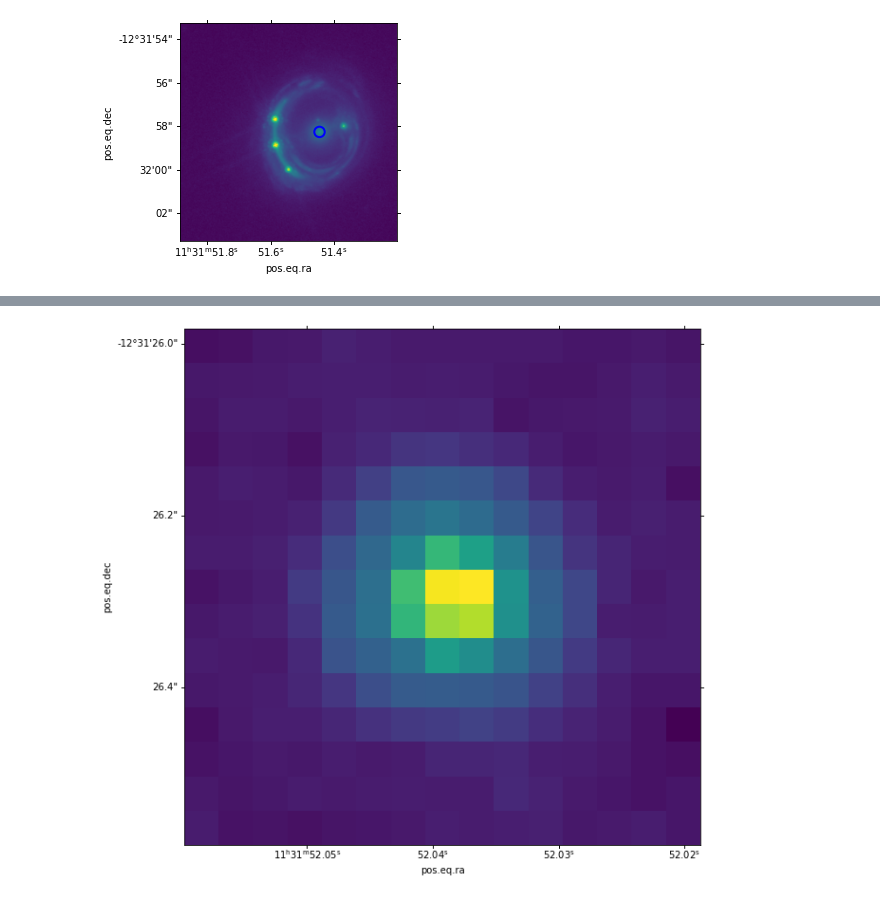
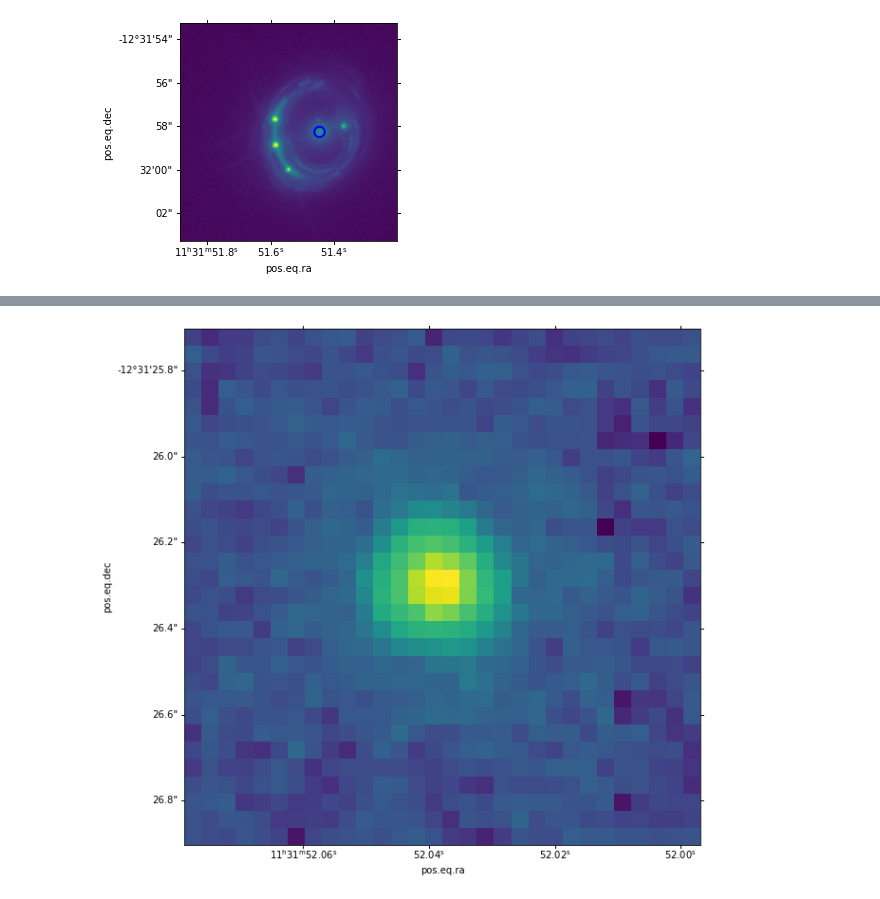
Before and after one commit to AlexandreAdam/rxj1131, a Jupyter notebook: notebooks/image_playground.ipynb, the cells around one changed output, grey strips where cells are left out. Cells and saved outputs as stored; diff of their text form; code cells hidden in the pictures.

```diff
--- a/notebooks/image_playground.ipynb
+++ b/notebooks/image_playground.ipynb
@@ -297,7 +317,7 @@ sources = daofind(psf_cutout.data)
 positions = np.transpose((sources['xcentroid'], sources['ycentroid']))
 candidate1 = 8 # candidate for psf estimate
 candidate2 = 21
-candidate3 = 26
+candidate3 = 27
 apertures = CircularAperture(positions[(candidate1, candidate2, candidate3), :], r=4.) # select the right source for center
 plt.figure(figsize=(15, 15))
 plt.subplot(projection=psf_cutout.wcs)
@@ -340,10 +360,10 @@ psf2 /= psf2.sum() # normalize
 # %%
-size = (15, 15)
+size = (30, 30)
 psf3_cutout = Cutout2D(psf_cutout.data, positions[candidate3], size, wcs=psf_cutout.wcs)
 plt.figure(figsize=(10, 10))
 plt.subplot(projection=psf3_cutout.wcs)
-plt.imshow(psf3_cutout.data, norm=ImageNormalize(stretch=SqrtStretch()))
+plt.imshow(psf3_cutout.data, norm=ImageNormalize(stretch=LogStretch()))
 psf3 = psf3_cutout.data.copy()
 psf3 /= psf3.sum() # normalize
 # %% [output]
-[figure, old version]
+[figure, new version]
```
Also changed, not shown: parts of 11 cells of this notebook, 6 other files.
